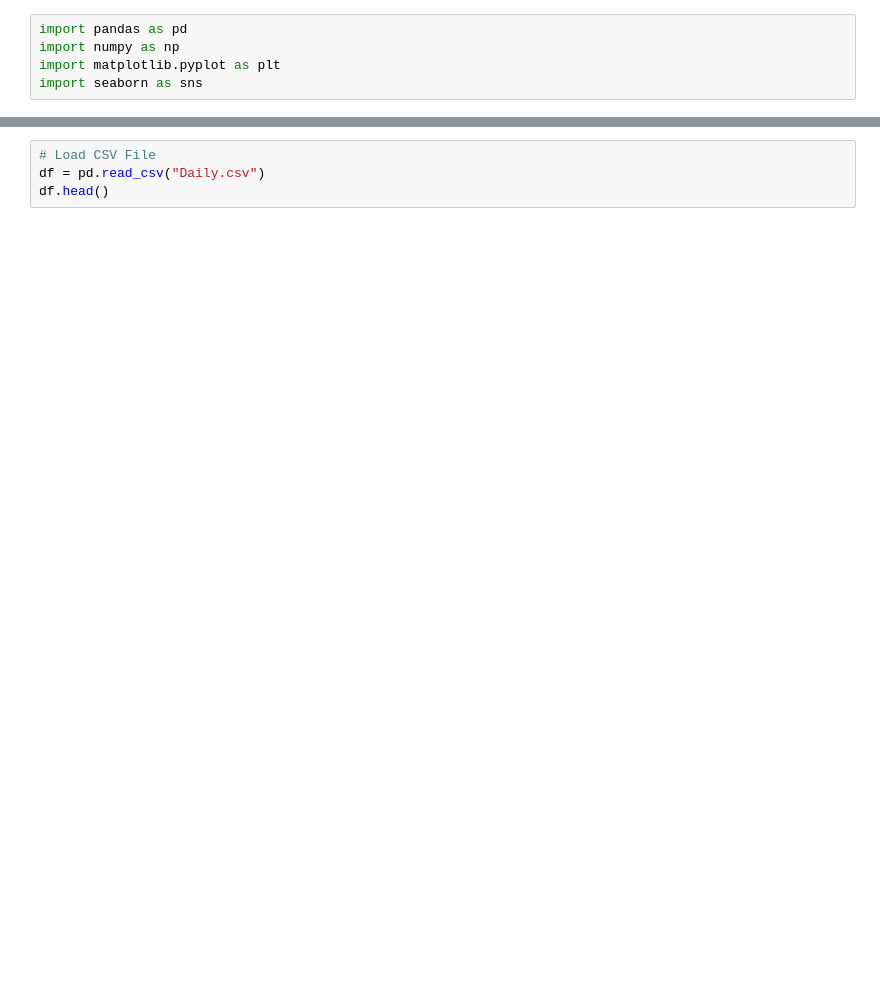
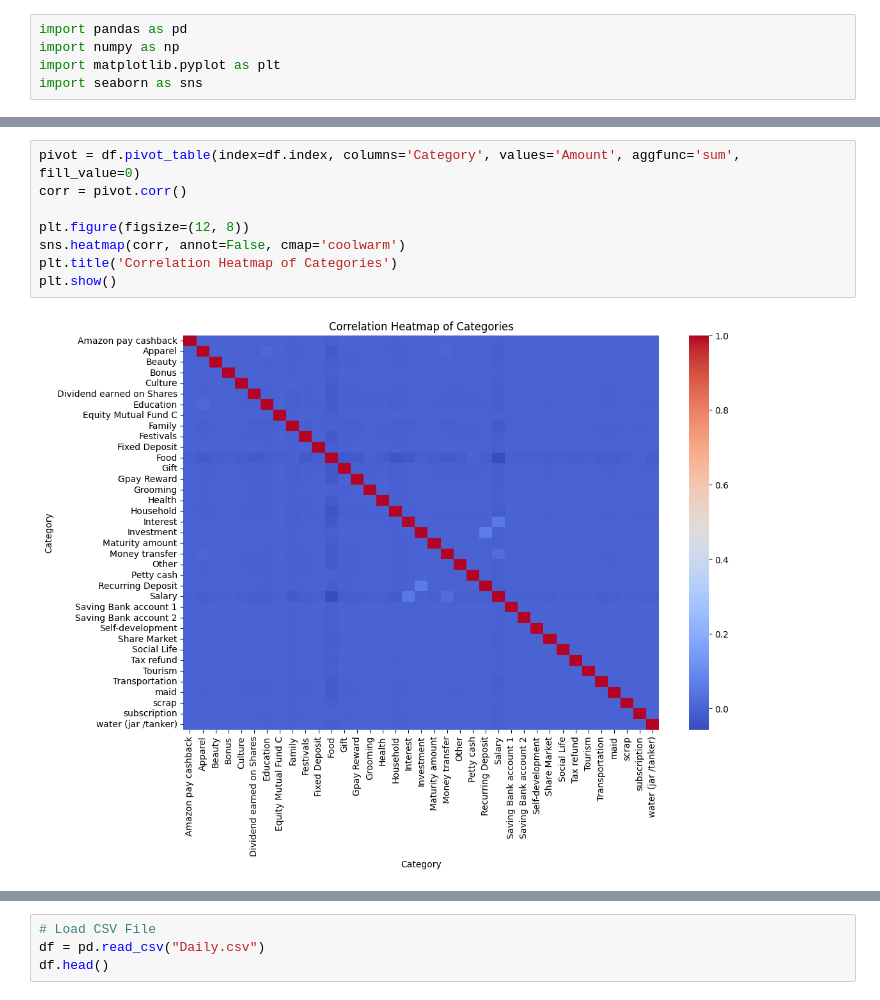
Before and after one commit to patelSahil9/Internship, a Jupyter notebook: DAILY_TRANSECTIONS/DAILY.IPYNB, the cells around one changed output, grey strips where cells are left out. Saved outputs shown, nothing was run; the diff lists cells and outputs as text; blank space fills up the shorter version.

```diff
--- a/DAILY_TRANSECTIONS/DAILY.IPYNB
+++ b/DAILY_TRANSECTIONS/DAILY.IPYNB
@@ -5,0 +91,10 @@ import seaborn as sns
+# %%
+pivot = df.pivot_table(index=df.index, columns='Category', values='Amount', aggfunc='sum', fill_value=0)
+corr = pivot.corr()
+
+plt.figure(figsize=(12, 8))
+sns.heatmap(corr, annot=False, cmap='coolwarm')
+plt.title('Correlation Heatmap of Categories')
+plt.show()
+# %% [output]
+[figure, added]
```
Also changed, not shown: parts of 8 cells of this notebook, 4 other files.
